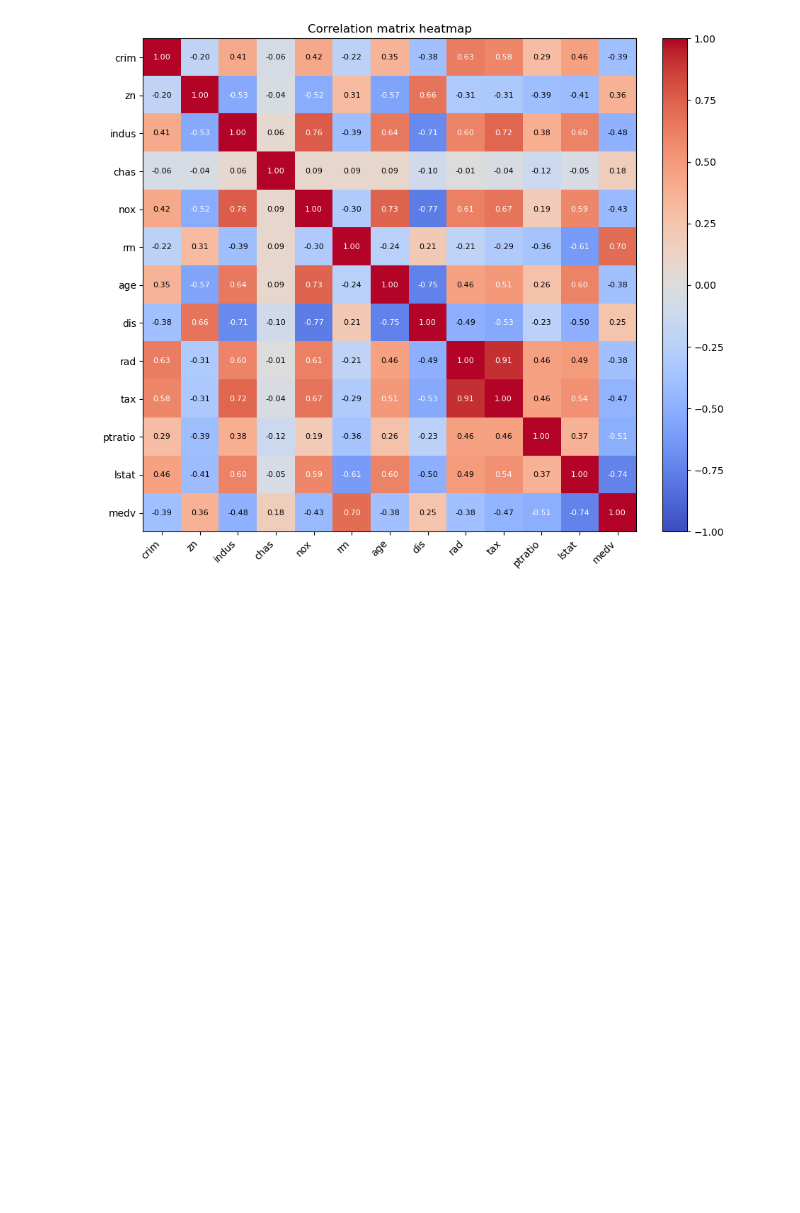
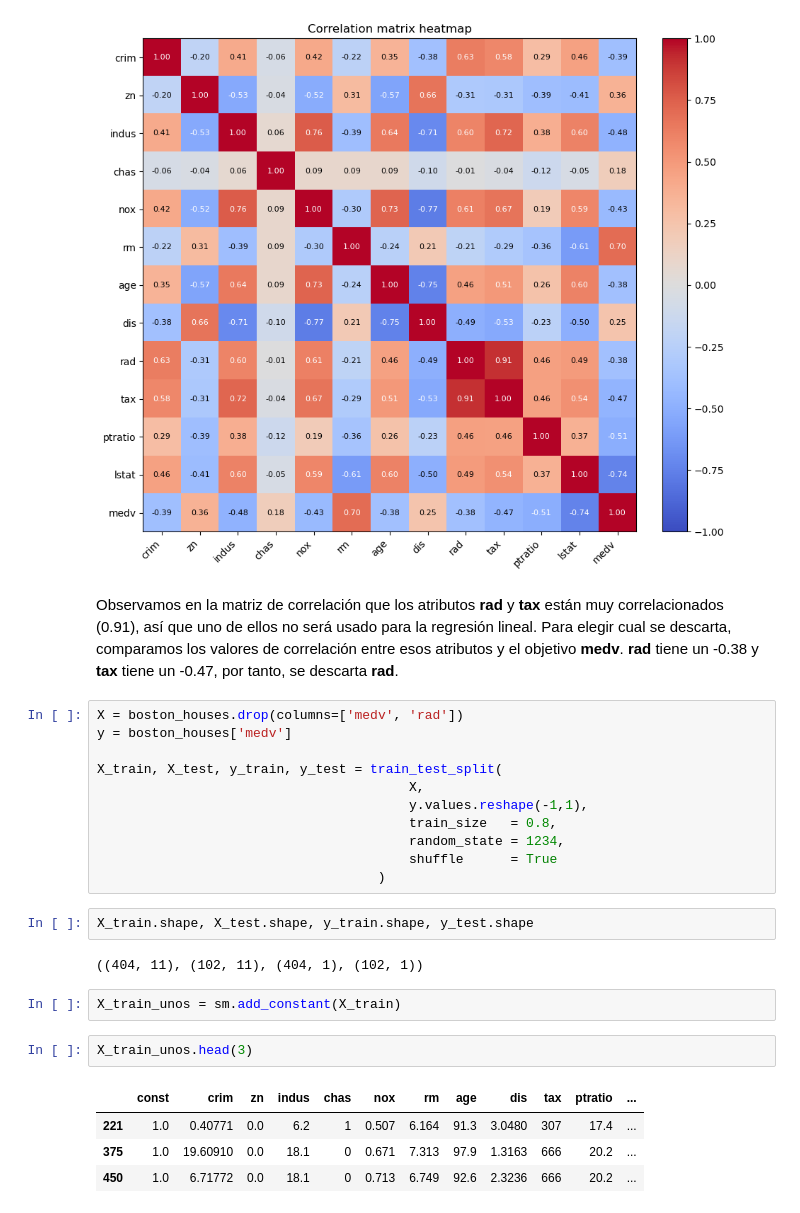
Before and after one commit to marquito3012/Master, a Jupyter notebook: Regresiones, deep learning/Lab 1/lab1-resolution.ipynb, the cells around one changed output. Saved outputs shown, nothing was run; the diff lists cells and outputs as text; blank space fills up the shorter version.

```diff
--- a/Regresiones, deep learning/Lab 1/lab1-resolution.ipynb
+++ b/Regresiones, deep learning/Lab 1/lab1-resolution.ipynb
@@ -82,3 +123,29 @@ plt.tight_layout()
 plt.show()
 # %% [output]
 [figure]
+# %% [markdown]
+Observamos en la matriz de correlación que los atributos **rad** y **tax** están muy correlacionados (0.91), así que uno de ellos no será usado para la regresión lineal. Para elegir cual se descarta, comparamos los valores de correlación entre esos atributos y el objetivo **medv**. **rad** tiene un -0.38 y **tax** tiene un -0.47, por tanto, se descarta **rad**.
+# %%
+X = boston_houses.drop(columns=['medv', 'rad'])
+y = boston_houses['medv']
+
+X_train, X_test, y_train, y_test = train_test_split(
+                                        X,
+                                        y.values.reshape(-1,1),
+                                        train_size   = 0.8,
+                                        random_state = 1234,
+                                        shuffle      = True
+                                    )
+# %%
+X_train.shape, X_test.shape, y_train.shape, y_test.shape
+# %% [output]
+((404, 11), (102, 11), (404, 1), (102, 1))
+# %%
+X_train_unos = sm.add_constant(X_train)
+# %%
+X_train_unos.head(3)
+# %% [output]
+|  | const | crim | zn | indus | chas | nox | rm | age | dis | tax | ptratio | ... |
+| 221 | 1.0 | 0.40771 | 0.0 | 6.2 | 1 | 0.507 | 6.164 | 91.3 | 3.0480 | 307 | 17.4 | ... |
+| 375 | 1.0 | 19.60910 | 0.0 | 18.1 | 0 | 0.671 | 7.313 | 97.9 | 1.3163 | 666 | 20.2 | ... |
+| 450 | 1.0 | 6.71772 | 0.0 | 18.1 | 0 | 0.713 | 6.749 | 92.6 | 2.3236 | 666 | 20.2 | ... |
```
Also changed, not shown: parts of 6 cells of this notebook.
